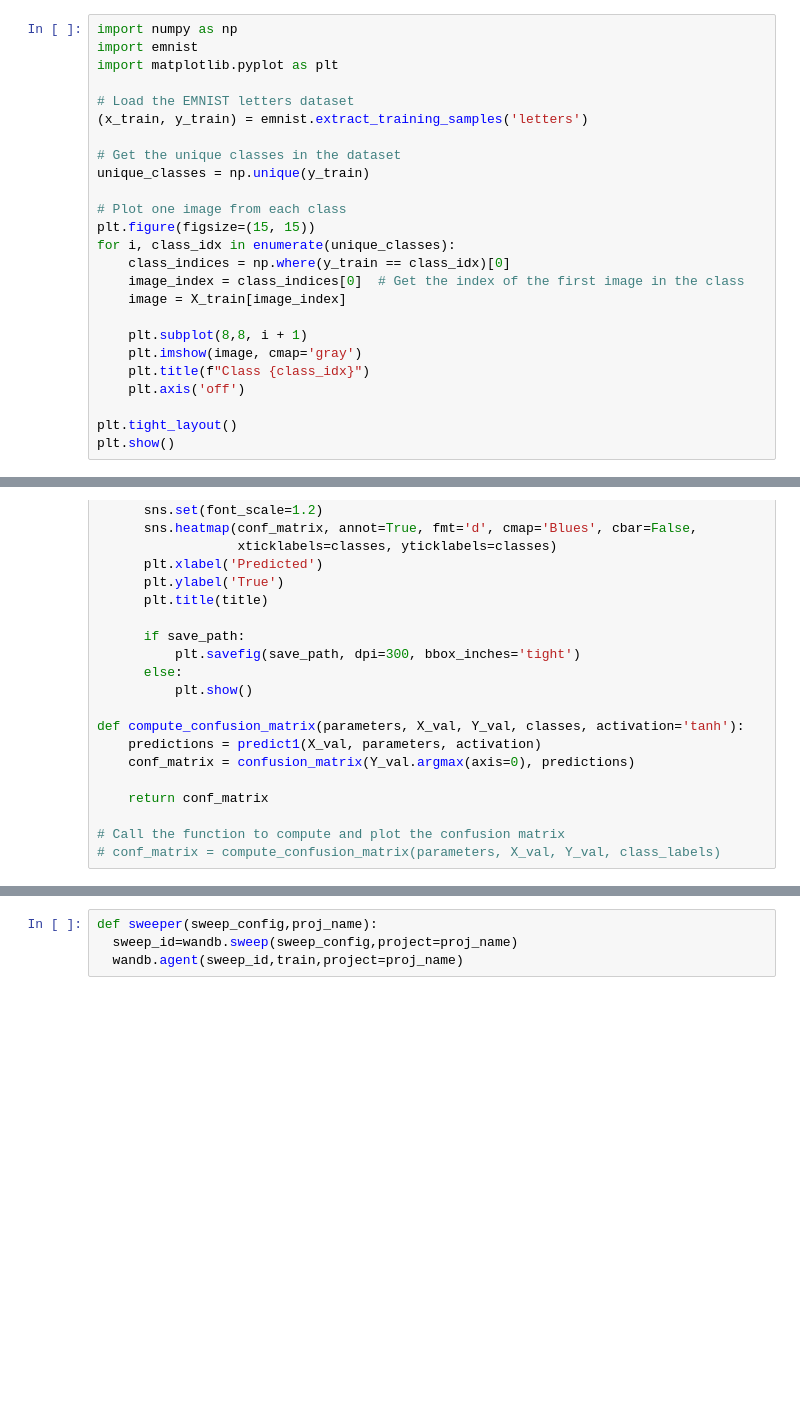
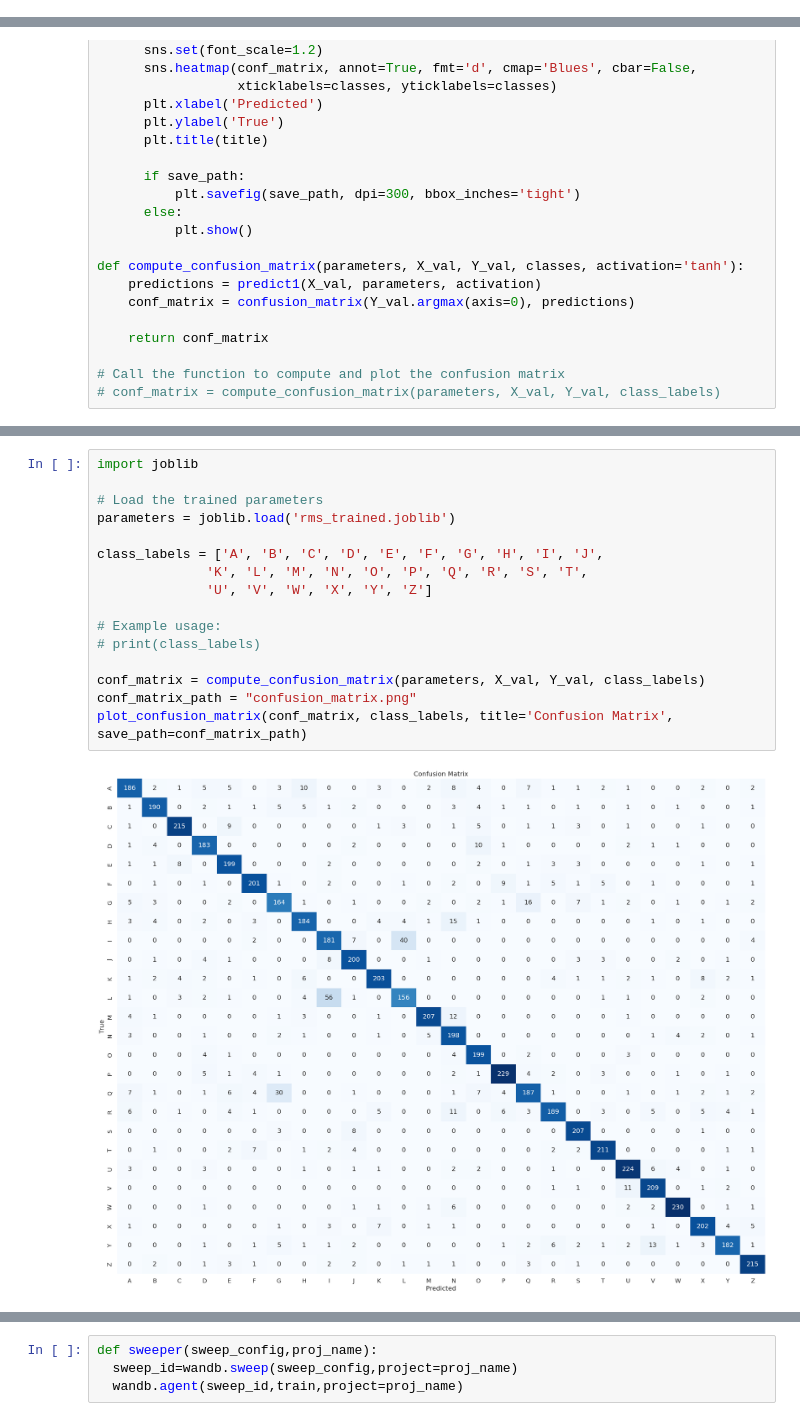
Before and after one commit to Adhithya-Laxman/Image_classification, a Jupyter notebook: image_classification_emnist.ipynb, the cells around one changed output, grey strips where cells are left out. Drawn from its saved outputs; the diff is of its cells as text; blank space fills up the shorter version.

```diff
--- a/image_classification_emnist.ipynb
+++ b/image_classification_emnist.ipynb
@@ -123,28 +125,3 @@ images, labels = extract_training_samples('letters')
 images.shape
 # %% [output]
 (124800, 28, 28)
-# %%
-import numpy as np
-import emnist
-import matplotlib.pyplot as plt
-
-# Load the EMNIST letters dataset
-(x_train, y_train) = emnist.extract_training_samples('letters')
-
-# Get the unique classes in the dataset
-unique_classes = np.unique(y_train)
-
-# Plot one image from each class
-plt.figure(figsize=(15, 15))
-for i, class_idx in enumerate(unique_classes):
-    class_indices = np.where(y_train == class_idx)[0]
-    image_index = class_indices[0]  # Get the index of the first image in the class
-    image = X_train[image_index]
-
-    plt.subplot(8,8, i + 1)
-    plt.imshow(image, cmap='gray')
-    plt.title(f"Class {class_idx}")
-    plt.axis('off')
-
-plt.tight_layout()
-plt.show()
@@ -676,0 +675,18 @@ Sweep URL: https://wandb.ai/adhithyarg26/Image_classification_emnist/sweeps/6j9i
+# %%
+import joblib
+
+# Load the trained parameters
+parameters = joblib.load('rms_trained.joblib')
+
+class_labels = ['A', 'B', 'C', 'D', 'E', 'F', 'G', 'H', 'I', 'J',
+              'K', 'L', 'M', 'N', 'O', 'P', 'Q', 'R', 'S', 'T',
+              'U', 'V', 'W', 'X', 'Y', 'Z']
+
+# Example usage:
+# print(class_labels)
+
+conf_matrix = compute_confusion_matrix(parameters, X_val, Y_val, class_labels)
+conf_matrix_path = "confusion_matrix.png"
+plot_confusion_matrix(conf_matrix, class_labels, title='Confusion Matrix', save_path=conf_matrix_path)
+# %% [output]
+[figure, added]
```
Also changed, not shown: parts of 29 cells of this notebook.
